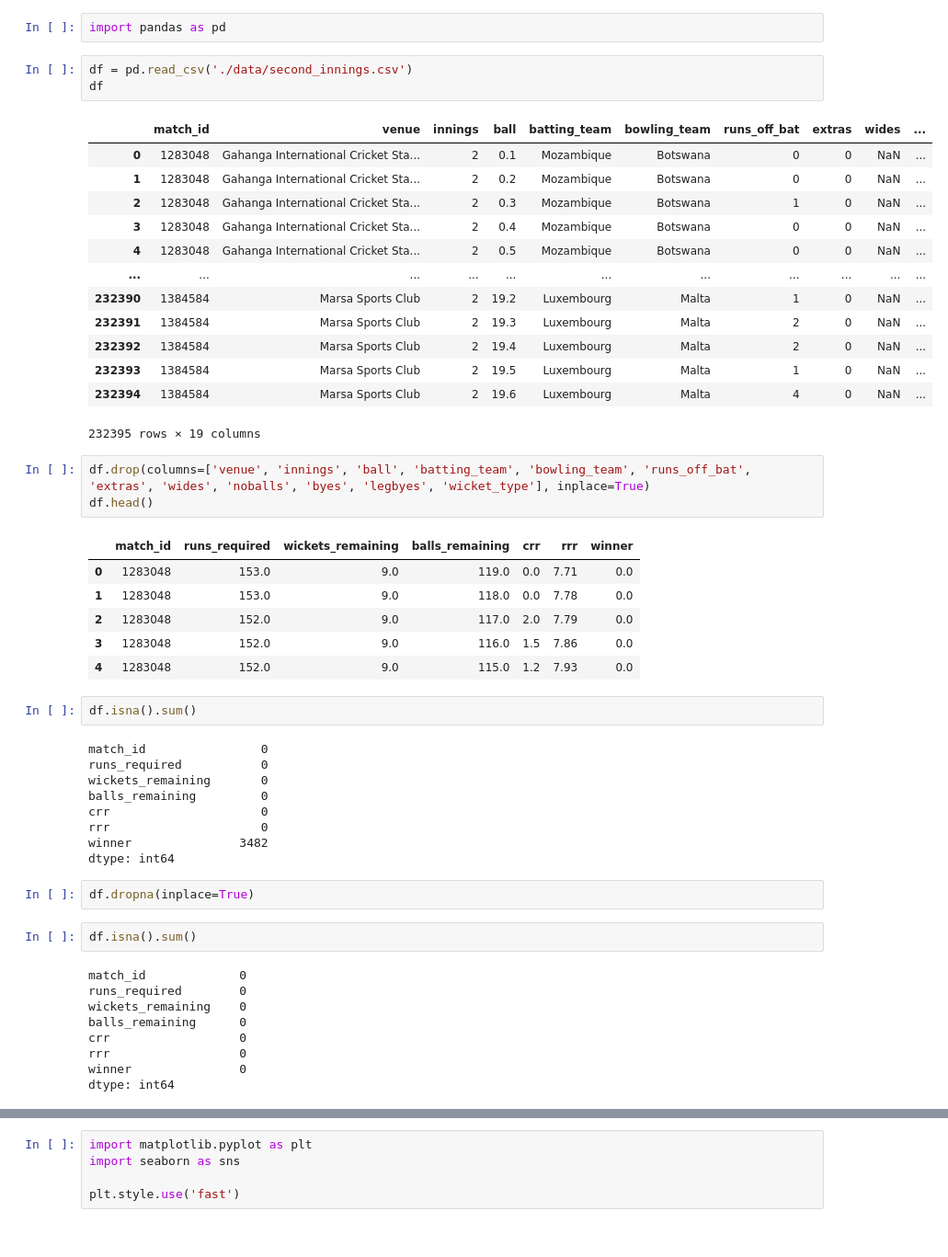
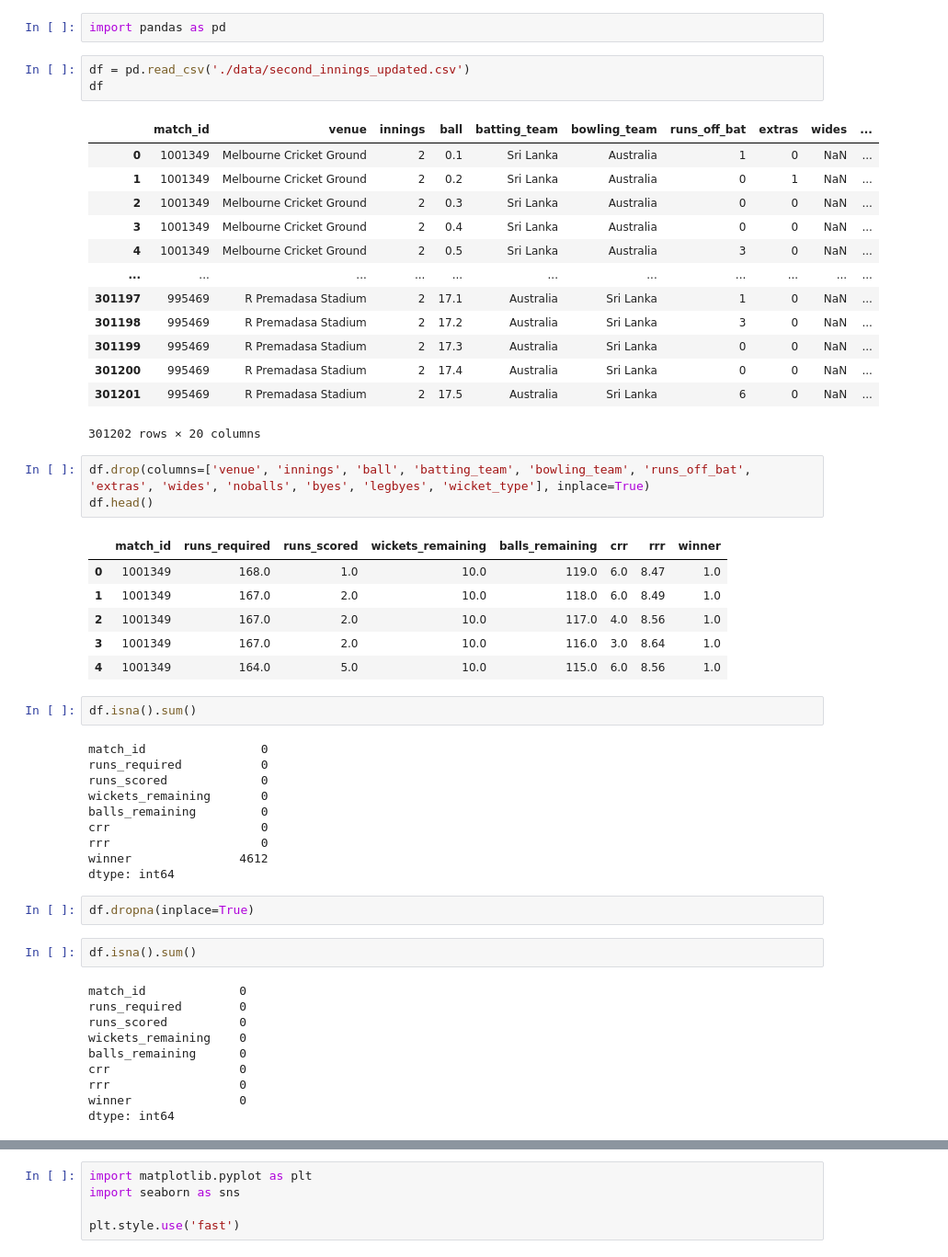
Before and after one commit to rushabhhere/t20-winner-prediction, a Jupyter notebook: model.ipynb, the cells around one changed output, grey strips where cells are left out. Shown at 92% size. Drawn from its saved outputs; the diff is of its cells as text.

```diff
--- a/model.ipynb
+++ b/model.ipynb
@@ -1,42 +1,43 @@
 # %%
 import pandas as pd
 # %%
-df = pd.read_csv('./data/second_innings.csv')
+df = pd.read_csv('./data/second_innings_updated.csv')
 df
 # %% [output]
 |  | match_id | venue | innings | ball | batting_team | bowling_team | runs_off_bat | extras | wides | ... |
-| 0 | 1283048 | Gahanga International Cricket Sta... | 2 | 0.1 | Mozambique | Botswana | 0 | 0 | NaN | ... |
-| 1 | 1283048 | Gahanga International Cricket Sta... | 2 | 0.2 | Mozambique | Botswana | 0 | 0 | NaN | ... |
-| 2 | 1283048 | Gahanga International Cricket Sta... | 2 | 0.3 | Mozambique | Botswana | 1 | 0 | NaN | ... |
-| 3 | 1283048 | Gahanga International Cricket Sta... | 2 | 0.4 | Mozambique | Botswana | 0 | 0 | NaN | ... |
-| 4 | 1283048 | Gahanga International Cricket Sta... | 2 | 0.5 | Mozambique | Botswana | 0 | 0 | NaN | ... |
+| 0 | 1001349 | Melbourne Cricket Ground | 2 | 0.1 | Sri Lanka | Australia | 1 | 0 | NaN | ... |
+| 1 | 1001349 | Melbourne Cricket Ground | 2 | 0.2 | Sri Lanka | Australia | 0 | 1 | NaN | ... |
+| 2 | 1001349 | Melbourne Cricket Ground | 2 | 0.3 | Sri Lanka | Australia | 0 | 0 | NaN | ... |
+| 3 | 1001349 | Melbourne Cricket Ground | 2 | 0.4 | Sri Lanka | Australia | 0 | 0 | NaN | ... |
+| 4 | 1001349 | Melbourne Cricket Ground | 2 | 0.5 | Sri Lanka | Australia | 3 | 0 | NaN | ... |
 | ... | ... | ... | ... | ... | ... | ... | ... | ... | ... | ... |
-| 232390 | 1384584 | Marsa Sports Club | 2 | 19.2 | Luxembourg | Malta | 1 | 0 | NaN | ... |
-| 232391 | 1384584 | Marsa Sports Club | 2 | 19.3 | Luxembourg | Malta | 2 | 0 | NaN | ... |
-| 232392 | 1384584 | Marsa Sports Club | 2 | 19.4 | Luxembourg | Malta | 2 | 0 | NaN | ... |
-| 232393 | 1384584 | Marsa Sports Club | 2 | 19.5 | Luxembourg | Malta | 1 | 0 | NaN | ... |
-| 232394 | 1384584 | Marsa Sports Club | 2 | 19.6 | Luxembourg | Malta | 4 | 0 | NaN | ... |
+| 301197 | 995469 | R Premadasa Stadium | 2 | 17.1 | Australia | Sri Lanka | 1 | 0 | NaN | ... |
+| 301198 | 995469 | R Premadasa Stadium | 2 | 17.2 | Australia | Sri Lanka | 3 | 0 | NaN | ... |
+| 301199 | 995469 | R Premadasa Stadium | 2 | 17.3 | Australia | Sri Lanka | 0 | 0 | NaN | ... |
+| 301200 | 995469 | R Premadasa Stadium | 2 | 17.4 | Australia | Sri Lanka | 0 | 0 | NaN | ... |
+| 301201 | 995469 | R Premadasa Stadium | 2 | 17.5 | Australia | Sri Lanka | 6 | 0 | NaN | ... |
-232395 rows × 19 columns
+301202 rows × 20 columns
 # %%
 df.drop(columns=['venue', 'innings', 'ball', 'batting_team', 'bowling_team', 'runs_off_bat', 'extras', 'wides', 'noballs', 'byes', 'legbyes', 'wicket_type'], inplace=True)
 df.head()
 # %% [output]
-|  | match_id | runs_required | wickets_remaining | balls_remaining | crr | rrr | winner |
-| 0 | 1283048 | 153.0 | 9.0 | 119.0 | 0.0 | 7.71 | 0.0 |
-| 1 | 1283048 | 153.0 | 9.0 | 118.0 | 0.0 | 7.78 | 0.0 |
-| 2 | 1283048 | 152.0 | 9.0 | 117.0 | 2.0 | 7.79 | 0.0 |
-| 3 | 1283048 | 152.0 | 9.0 | 116.0 | 1.5 | 7.86 | 0.0 |
-| 4 | 1283048 | 152.0 | 9.0 | 115.0 | 1.2 | 7.93 | 0.0 |
+|  | match_id | runs_required | runs_scored | wickets_remaining | balls_remaining | crr | rrr | winner |
+| 0 | 1001349 | 168.0 | 1.0 | 10.0 | 119.0 | 6.0 | 8.47 | 1.0 |
+| 1 | 1001349 | 167.0 | 2.0 | 10.0 | 118.0 | 6.0 | 8.49 | 1.0 |
+| 2 | 1001349 | 167.0 | 2.0 | 10.0 | 117.0 | 4.0 | 8.56 | 1.0 |
+| 3 | 1001349 | 167.0 | 2.0 | 10.0 | 116.0 | 3.0 | 8.64 | 1.0 |
+| 4 | 1001349 | 164.0 | 5.0 | 10.0 | 115.0 | 6.0 | 8.56 | 1.0 |
 # %%
 df.isna().sum()
 # %% [output]
 match_id                0
 runs_required           0
+runs_scored             0
 wickets_remaining       0
 balls_remaining         0
 crr                     0
 rrr                     0
-winner               3482
+winner               4612
 dtype: int64
 # %%
 df.dropna(inplace=True)
@@ -45,6 +46,7 @@ df.isna().sum()
 # %% [output]
 match_id             0
 runs_required        0
+runs_scored          0
 wickets_remaining    0
 balls_remaining      0
 crr                  0
```
Also changed, not shown: parts of 42 cells of this notebook, 7 other files.
